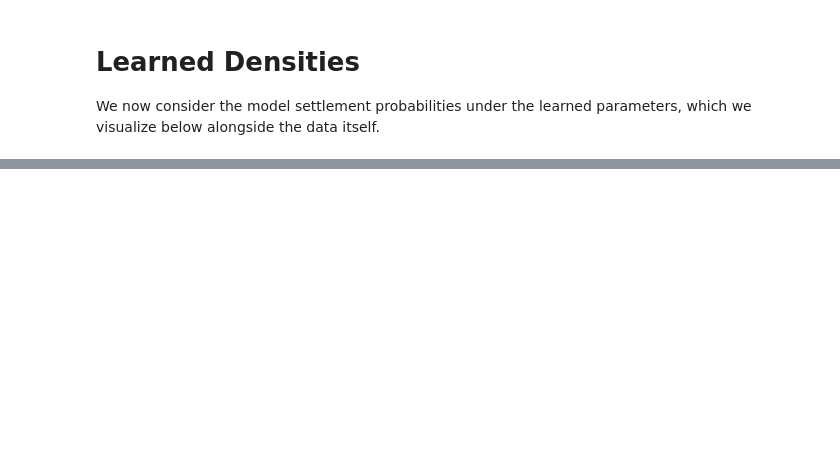
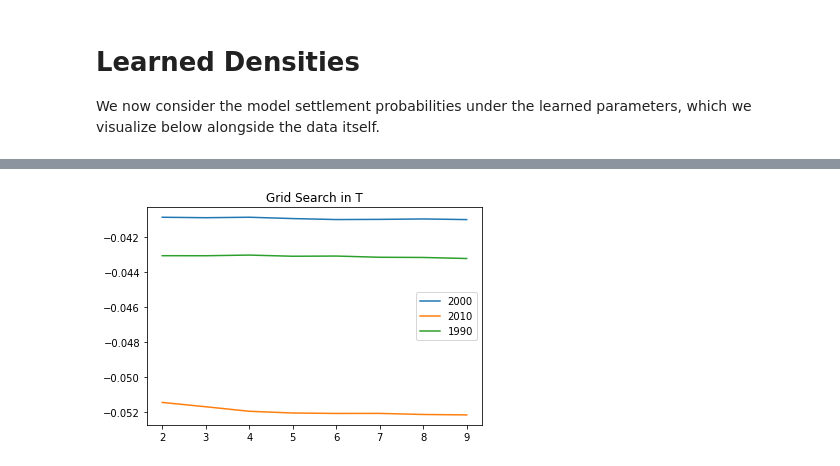
Before and after one commit to adrianalbert/city-simulator, a Jupyter notebook: HCM_Analysis.ipynb, the cells around one changed output, grey strips where cells are left out. Saved outputs shown, nothing was run; the diff lists cells and outputs as text; code cells hidden in the pictures; blank space fills up the shorter version.

```diff
--- a/HCM_Analysis.ipynb
+++ b/HCM_Analysis.ipynb
@@ -169,0 +181,7 @@ for i in range(len(maxes)):
+# %%
+for Y in set(df.Y0):
+    plt.plot(df['T'][df.Y0 == Y], df['ll'][df.Y0 == Y], label = Y)
+    plt.legend()
+    plt.title('Grid Search in T')
+# %% [output]
+[figure, added]
```
Also changed, not shown: parts of 7 cells of this notebook, 2 other files.
